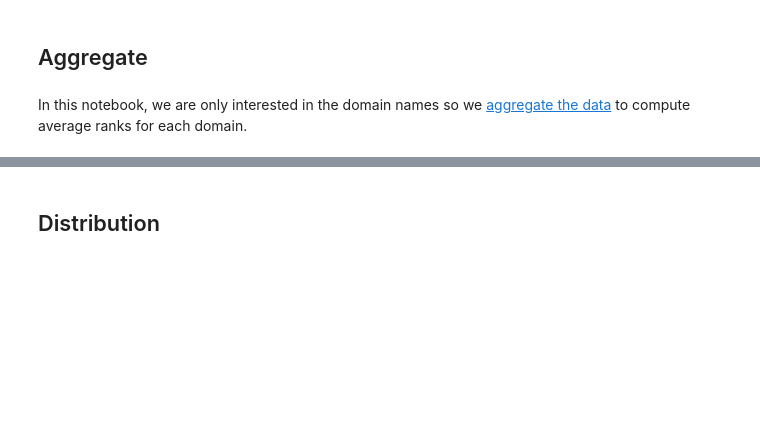
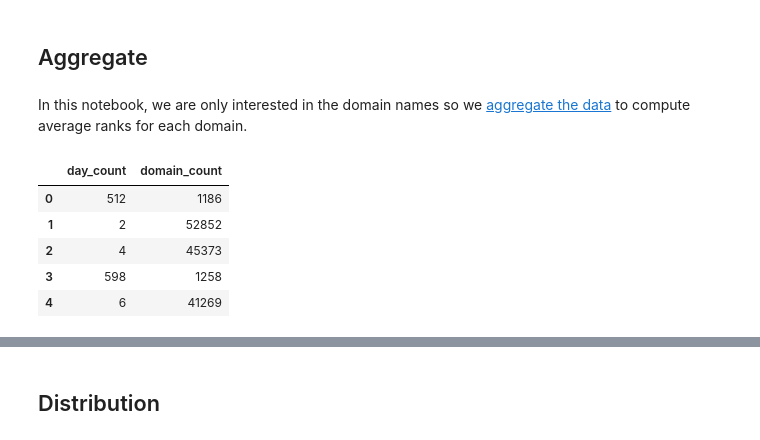
Before and after one commit to sheikhomar/mako, a Jupyter notebook: notebooks/02-oas-domain-name-correlation.ipynb, the cells around one changed output, grey strips where cells are left out. Drawn from its saved outputs; the diff is of its cells as text; code cells hidden in the pictures; blank space fills up the shorter version.

```diff
--- a/notebooks/02-oas-domain-name-correlation.ipynb
+++ b/notebooks/02-oas-domain-name-correlation.ipynb
@@ -60,0 +59,11 @@ In this notebook, we are only interested in the domain names so we [aggregate th
+# %%
+data_path = '../data/external/agg-alexa-num-rankings.csv'
+df_rank_count_dist = pd.read_csv(data_path, names=['day_count', 'domain_count'])
+df_rank_count_dist.head()
+# %% [output]
+|  | day_count | domain_count |
+| 0 | 512 | 1186 |
+| 1 | 2 | 52852 |
+| 2 | 4 | 45373 |
+| 3 | 598 | 1258 |
+| 4 | 6 | 41269 |
```
Also changed, not shown: parts of 10 cells of this notebook, 3 other files.
